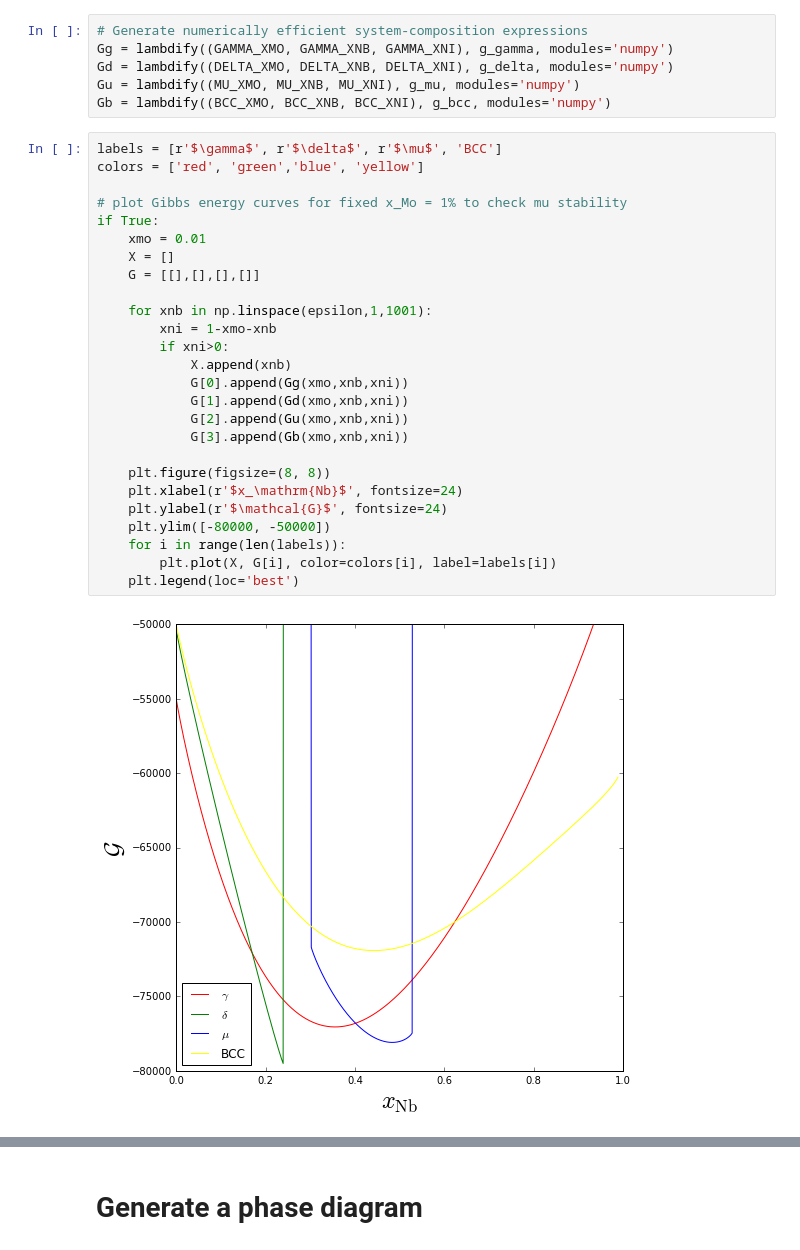
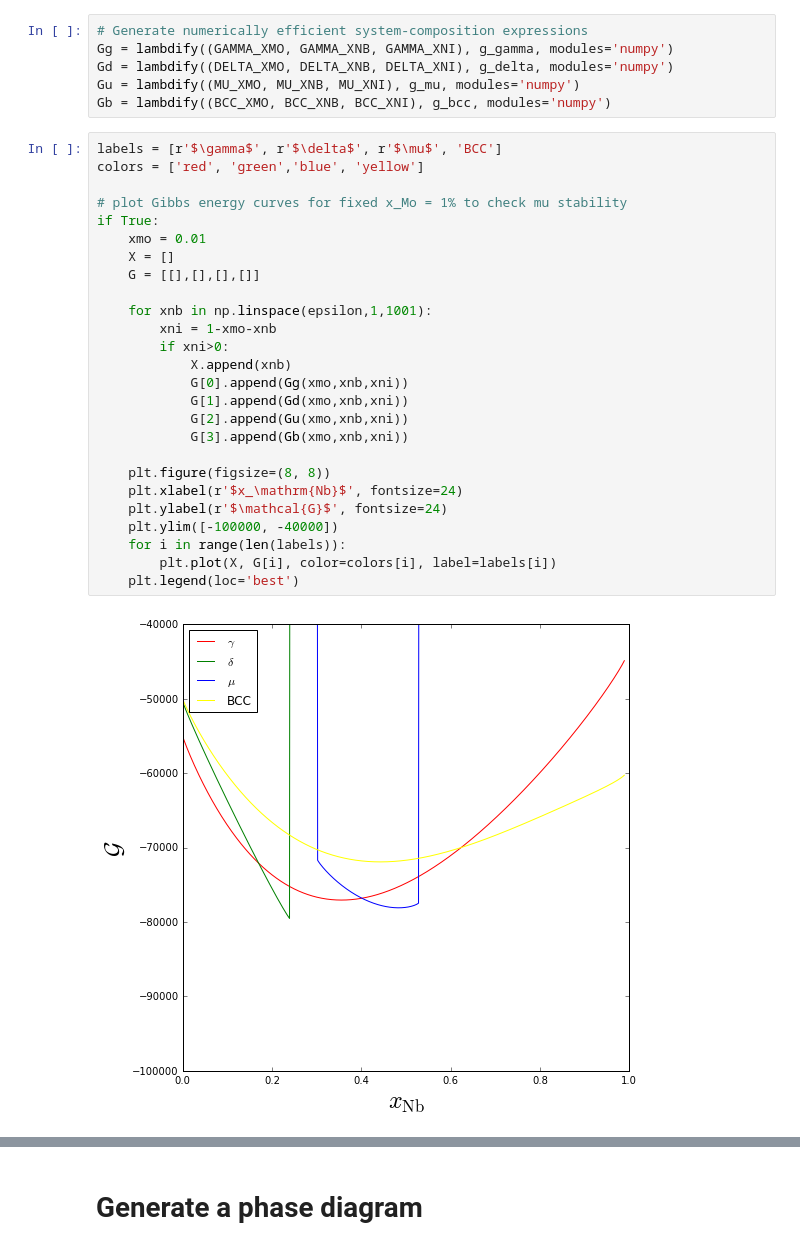
Before and after one commit to usnistgov/phasefield-precipitate-aging, a Jupyter notebook: CALPHAD_qhull.ipynb, the cells around one changed output, grey strips where cells are left out. Saved outputs shown, nothing was run; the diff lists cells and outputs as text.

```diff
--- a/CALPHAD_qhull.ipynb
+++ b/CALPHAD_qhull.ipynb
@@ -127,31 +129,31 @@ Gb = lambdify((BCC_XMO, BCC_XNB, BCC_XNI), g_bcc, modules='numpy')
 # %%
 labels = [r'$\gamma$', r'$\delta$', r'$\mu$', 'BCC']
 colors = ['red', 'green','blue', 'yellow']
 
 # plot Gibbs energy curves for fixed x_Mo = 1% to check mu stability
 if True:
     xmo = 0.01
     X = []
     G = [[],[],[],[]]
 
     for xnb in np.linspace(epsilon,1,1001):
         xni = 1-xmo-xnb
         if xni>0:
             X.append(xnb)
             G[0].append(Gg(xmo,xnb,xni))
             G[1].append(Gd(xmo,xnb,xni))
             G[2].append(Gu(xmo,xnb,xni))
             G[3].append(Gb(xmo,xnb,xni))
 
     plt.figure(figsize=(8, 8))
     plt.xlabel(r'$x_\mathrm{Nb}$', fontsize=24)
     plt.ylabel(r'$\mathcal{G}$', fontsize=24)
-    plt.ylim([-80000, -50000])
+    plt.ylim([-100000, -40000])
     for i in range(len(labels)):
         plt.plot(X, G[i], color=colors[i], label=labels[i])
     plt.legend(loc='best')
 # %% [output]
-[figure, old version]
+[figure, new version]
 # %%
 # plot Gibbs energy curves for fixed x_Nb = 5% to check delta stability
 if True:
```
Also changed, not shown: parts of 7 cells of this notebook, 1 other file.
